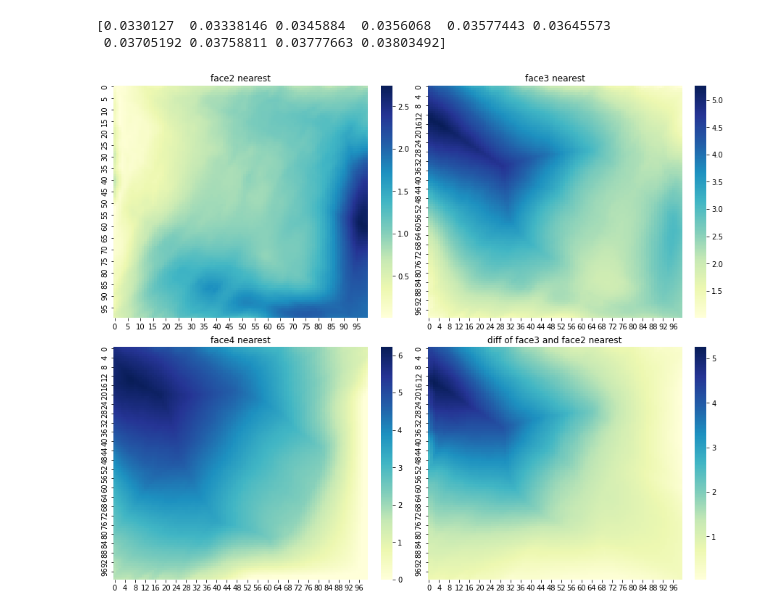
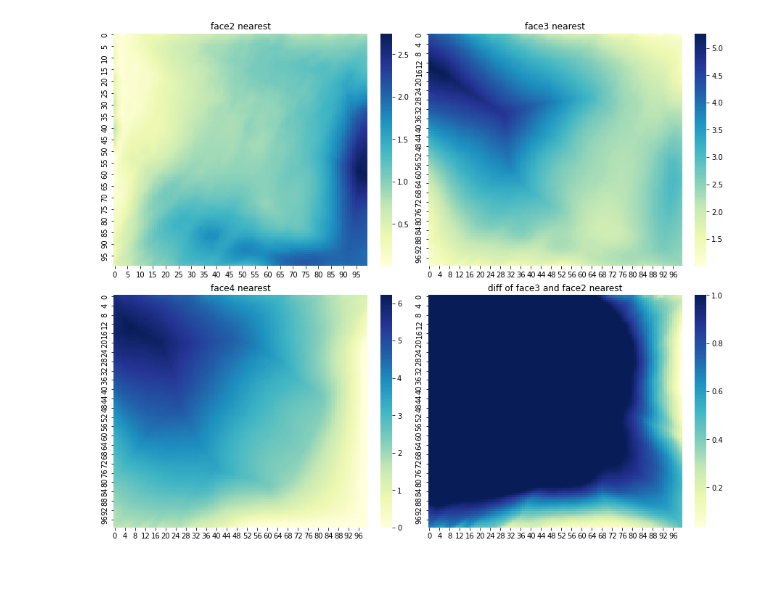
Before and after one commit to hx-w/DeepShape, a Jupyter notebook: experiments/tooth/demo.ipynb, the cells around one changed output. Saved outputs shown, nothing was run; the diff lists cells and outputs as text; code cells hidden in the pictures; blank space fills up the shorter version.

```diff
--- a/experiments/tooth/demo.ipynb
+++ b/experiments/tooth/demo.ipynb
@@ -43,26 +43,22 @@ f4_ndists = compute_nearest(3)
 # %%
 # show heatmap
 import seaborn as sns
 import matplotlib.pylab as plt
 
 fig, ax =plt.subplots(2, 2, constrained_layout=True, figsize=(12, 10))
 
 ax_sub = sns.heatmap(f2_ndists, cmap="YlGnBu", ax=ax[0][0])
 ax_sub.set_title('face2 nearest')
 
 ax_sub = sns.heatmap(f3_ndists, cmap="YlGnBu", ax=ax[0][1])
 ax_sub.set_title('face3 nearest')
 
 ax_sub = sns.heatmap(f4_ndists, cmap="YlGnBu", ax=ax[1][0])
 ax_sub.set_title('face4 nearest')
 
-ax_sub = sns.heatmap(f3_ndists - f2_ndists, cmap="YlGnBu", ax=ax[1][1])
+ax_sub = sns.heatmap(f3_ndists - f2_ndists, cmap="YlGnBu", ax=ax[1][1], vmax=1.0)
 ax_sub.set_title('diff of face3 and face2 nearest')
 
-print(np.sort((f3_ndists - f2_ndists).flatten())[:10])
-
 plt.show()
 # %% [output]
-[0.0330127  0.03338146 0.0345884  0.0356068  0.03577443 0.03645573
- 0.03705192 0.03758811 0.03777663 0.03803492]
-[figure, old version]
+[figure, new version]
```
Also changed, not shown: parts of 1 cell of this notebook, 2 other files.
